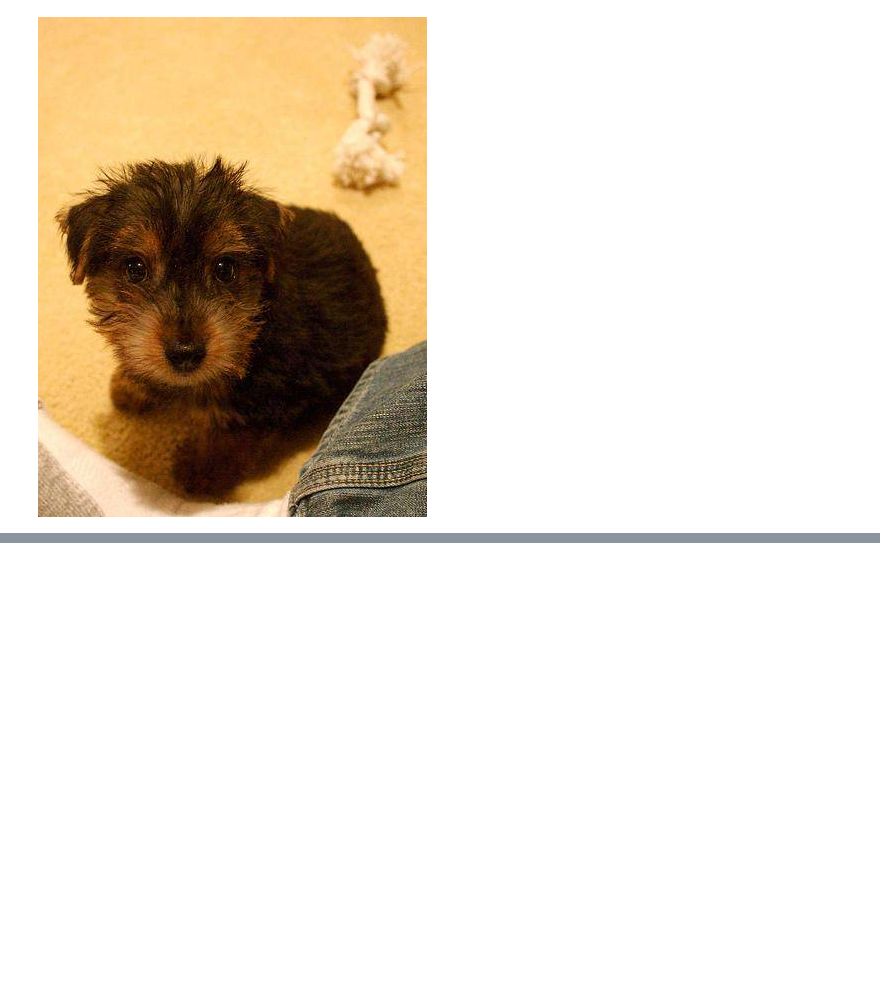
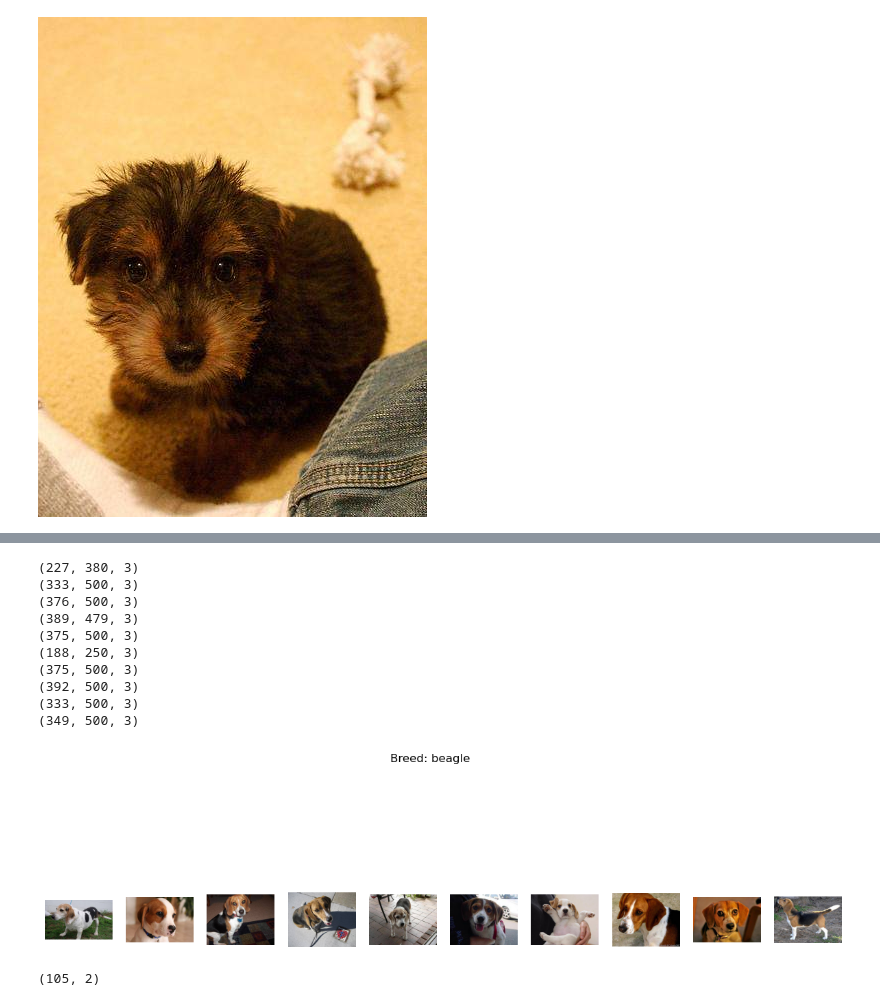
Before and after one commit to matthewjchin/dogbreedclassification, a Jupyter notebook: dog_breed_class.ipynb, the cells around one changed output, grey strips where cells are left out. Cells and saved outputs as stored; diff of their text form; code cells hidden in the pictures; blank space fills up the shorter version.

Commit message:
Added more images

```diff
--- a/dog_breed_class.ipynb
+++ b/dog_breed_class.ipynb
@@ -121,0 +162,38 @@ Image("dog-breed-identification/train/fc33f90570fc8502e6c3f83a6bf3b982.jpg")
+# %%
+import cv2
+
+# Also shows the image of any one shape - or the number of pixels on any one image
+base_path='dog-breed-identification/train'
+def show_samples(df, breed, n=10):
+    samples = df[df['breed'] == breed].sample(n)
+    fig, axes = plt.subplots(1, n, figsize=(15, 5))
+    for img_id, ax in zip(samples['id'], axes):
+        # img = get_image(img_id)
+        path = os.path.join(base_path, f"{img_id}.jpg")
+        img = cv2.imread(path)
+        print(img.shape)
+
+        ax.imshow(cv2.cvtColor(img, cv2.COLOR_BGR2RGB))
+        ax.axis('off')
+    plt.suptitle(f"Breed: {breed}")
+    plt.show()
+
+# Show samples of beagles
+show_samples(labels, breed='beagle')
+# %% [output]
+(227, 380, 3)
+(333, 500, 3)
+(376, 500, 3)
+(389, 479, 3)
+(375, 500, 3)
+(188, 250, 3)
+(375, 500, 3)
+(392, 500, 3)
+(333, 500, 3)
+(349, 500, 3)
+[figure, added]
+# %%
+# Get how many Beagle images there are in train dataset - should be 105
+labels[labels['breed'] == 'beagle'].shape
+# %% [output]
+(105, 2)
```
Also changed, not shown: parts of 18 cells of this notebook.
